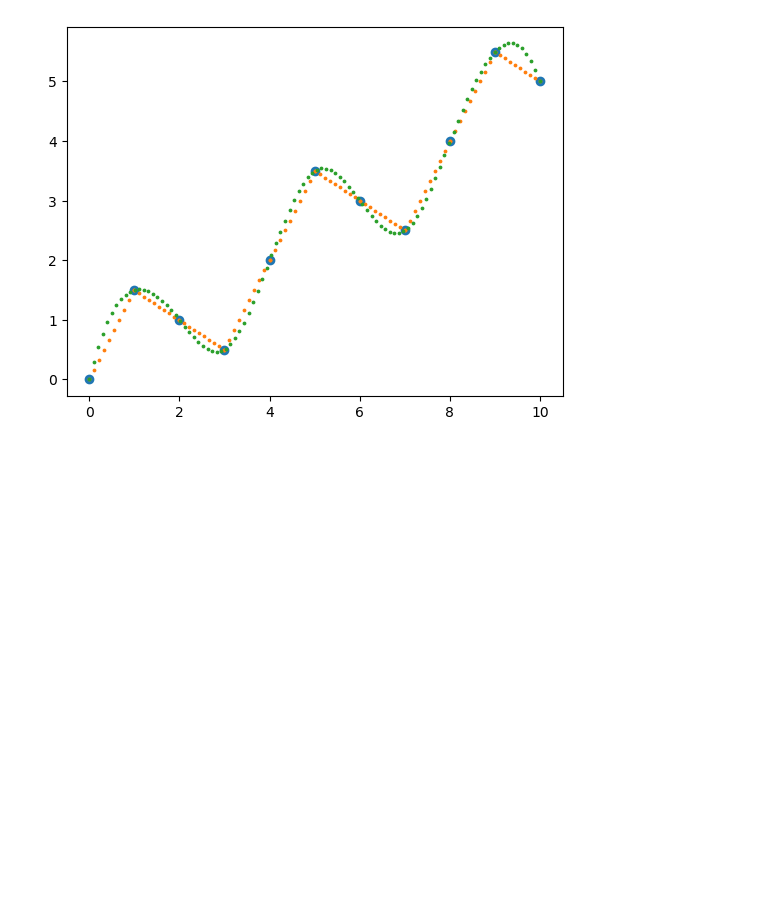
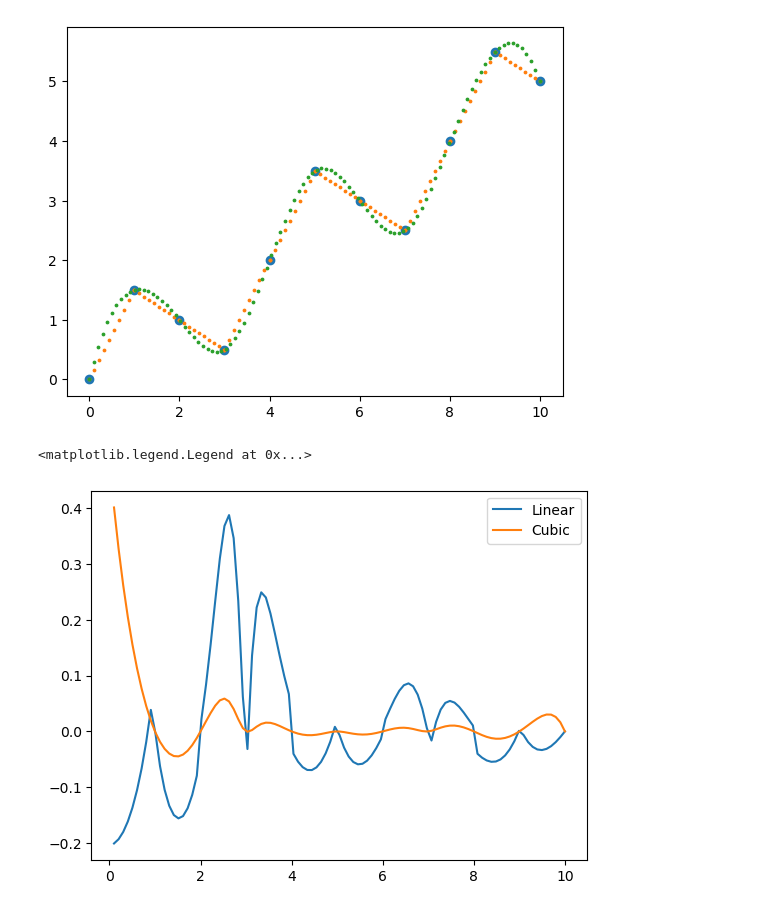
Before and after one commit to PolishJacob/ASTR5900_Projects, a Jupyter notebook: HW_01/Interpolation.ipynb, the cells around one changed output. Cells and saved outputs as stored; diff of their text form; code cells hidden in the pictures; blank space fills up the shorter version.

Commit message:
Calculate relative errors and plot original function with interpolations.

```diff
--- a/HW_01/Interpolation.ipynb
+++ b/HW_01/Interpolation.ipynb
@@ -134,3 +134,19 @@ plt.show()
 Function values: [0.00 1.50 1.00 0.50 2.00 3.50 3.00 2.50 4.00 5.50 5.00]
 x = 5 falls between x = 4.0 and x = 5.0
 [figure]
+# %%
+# Calculate original function and relative errors for both interpolations from [0, 10]
+x = np.linspace(0, 10, 100)
+y = np.sin((np.pi / 2) * x) + (x / 2)
+
+# Interpolation relative errors
+linErr = (linearY - y) / y
+cubicErr = (cubicY - y) / y
+
+# Plot relative errors
+plt.plot(x, linErr, label = "Linear")
+plt.plot(x, cubicErr, label = "Cubic")
+plt.legend()
+# %% [output]
+<matplotlib.legend.Legend at 0x...>
+[figure, added]
```
Also changed, not shown: parts of 1 cell of this notebook.
